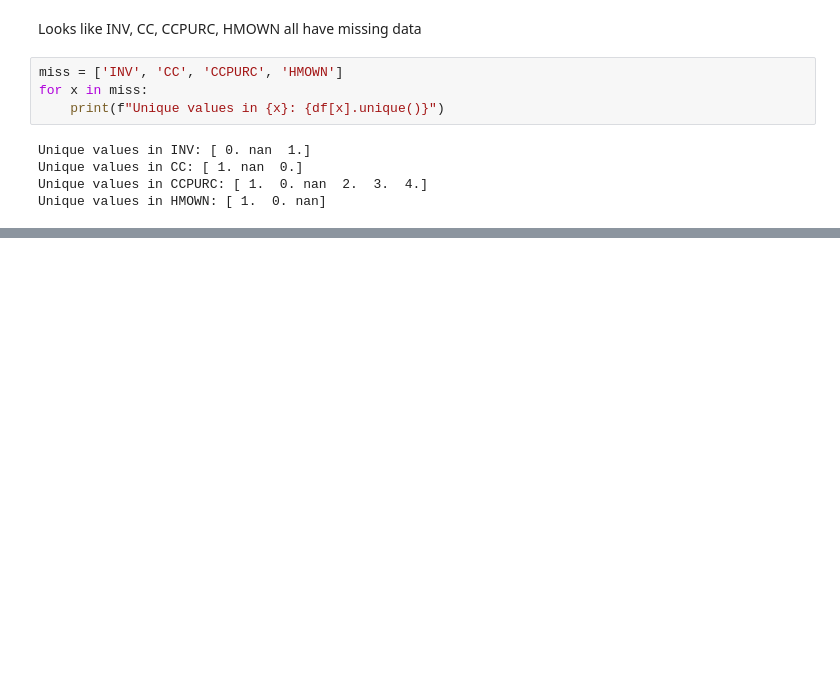
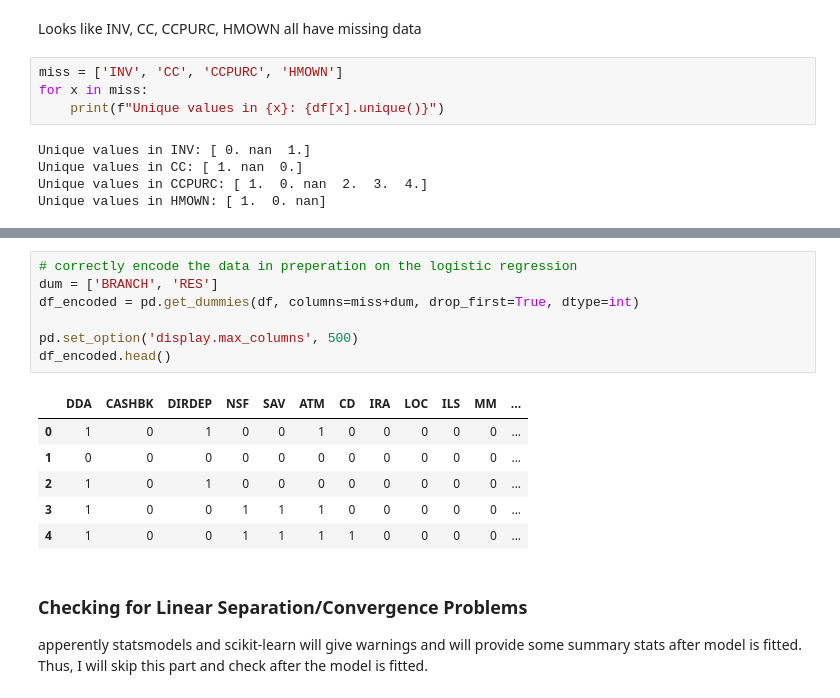
Before and after one commit to SterlingHayden/Logistic-Regression, a Jupyter notebook: HW/HW-02/phase-02.ipynb, the cells around one changed output, grey strips where cells are left out. Drawn from its saved outputs; the diff is of its cells as text; blank space fills up the shorter version.

```diff
--- a/HW/HW-02/phase-02.ipynb
+++ b/HW/HW-02/phase-02.ipynb
@@ -82,0 +69,18 @@ Categories (3, object): [0.0, 1.0, 'Missing']>
+# %%
+# correctly encode the data in preperation on the logistic regression
+dum = ['BRANCH', 'RES']
+df_encoded = pd.get_dummies(df, columns=miss+dum, drop_first=True, dtype=int)
+
+pd.set_option('display.max_columns', 500)
+df_encoded.head()
+# %% [output]
+|  | DDA | CASHBK | DIRDEP | NSF | SAV | ATM | CD | IRA | LOC | ILS | MM | ... |
+| 0 | 1 | 0 | 1 | 0 | 0 | 1 | 0 | 0 | 0 | 0 | 0 | ... |
+| 1 | 0 | 0 | 0 | 0 | 0 | 0 | 0 | 0 | 0 | 0 | 0 | ... |
+| 2 | 1 | 0 | 1 | 0 | 0 | 0 | 0 | 0 | 0 | 0 | 0 | ... |
+| 3 | 1 | 0 | 0 | 1 | 1 | 1 | 0 | 0 | 0 | 0 | 0 | ... |
+| 4 | 1 | 0 | 0 | 1 | 1 | 1 | 1 | 0 | 0 | 0 | 0 | ... |
+# %% [markdown]
+### Checking for Linear Separation/Convergence Problems
+
+apperently statsmodels and scikit-learn will give warnings and will provide some summary stats after model is fitted. Thus, I will skip this part and check after the model is fitted.
```
Also changed, not shown: parts of 6 cells of this notebook.
